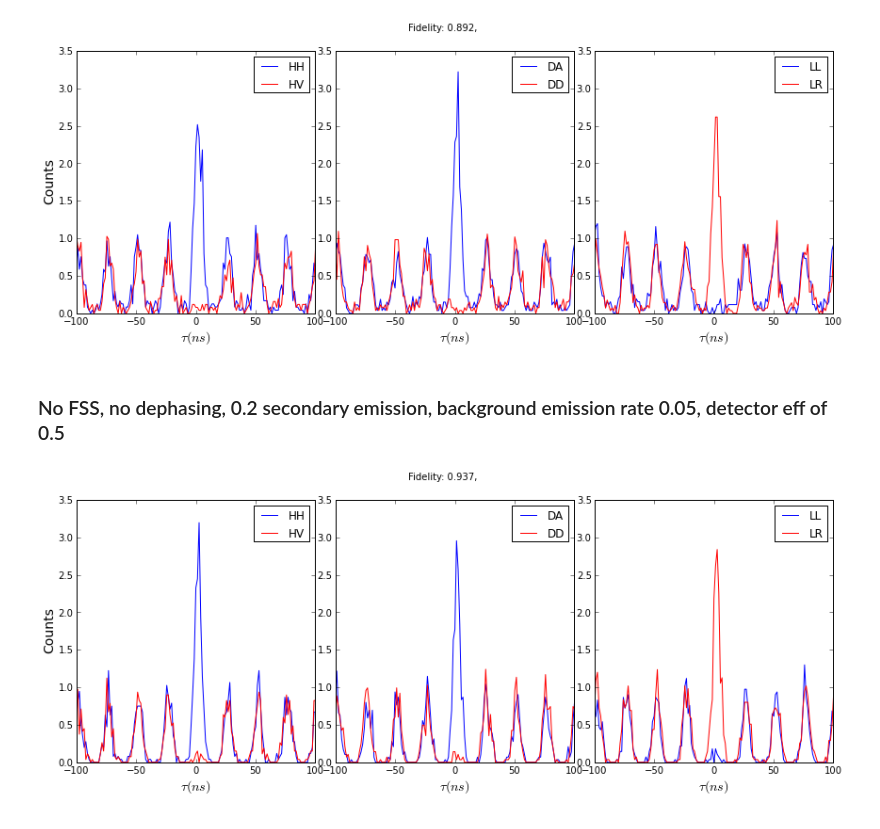
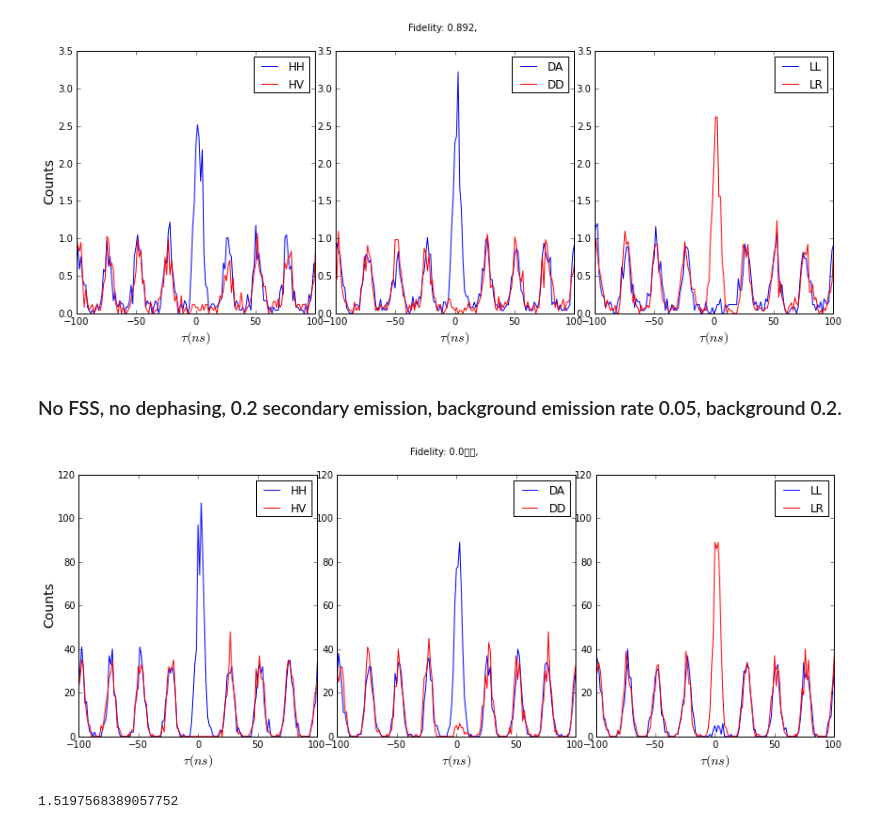
Before and after one commit to eoinmurray/icarus, a Jupyter notebook: notebooks/Fidelity curves.ipynb, the cells around one changed output. Cells and saved outputs as stored; diff of their text form; code cells hidden in the pictures.

```diff
--- a/Fidelity curves.ipynb
+++ b/notebooks/Fidelity curves.ipynb
@@ -75,8 +75,8 @@ plot_by_folder('9ozpbplot')
 # %% [output]
 [figure]
 # %% [markdown]
-### No FSS, no dephasing, 0.2 secondary emission, background emission rate 0.05, detector eff of 0.5
+### No FSS, no dephasing, 0.2 secondary emission, background emission rate 0.05, background 0.2.
-# %%
-plot_by_folder('99ug3')
-# %% [output]
-[figure, removed]
+# %%
+plot_by_folder('crosstau/khonk', do_normalize = False)
+# %% [output]
+[figure, added]
@@ -82,0 +87,4 @@ plot_by_folder('99ug3')
+# %%
+S*t/h
+# %% [output]
+1.5197568389057752
```
Also changed, not shown: parts of 1 cell of this notebook, 17 other files.
